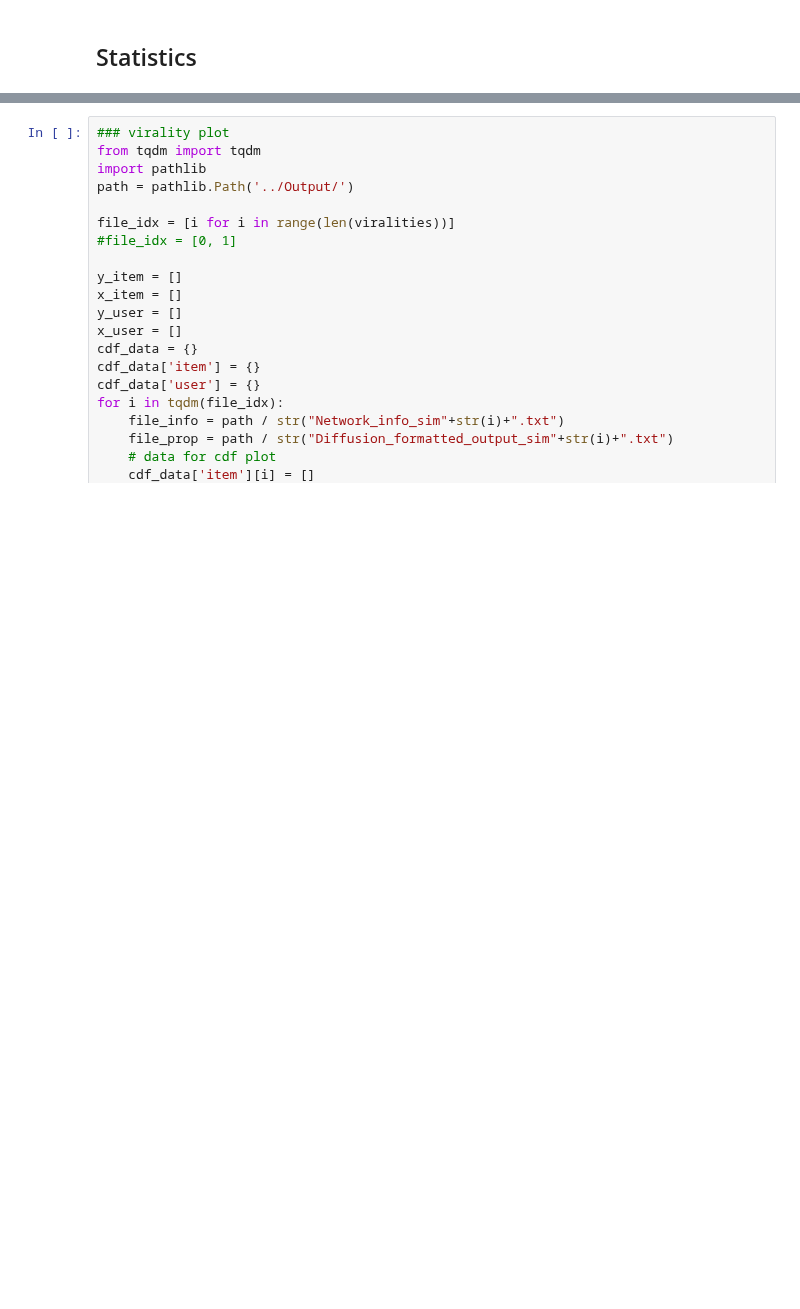
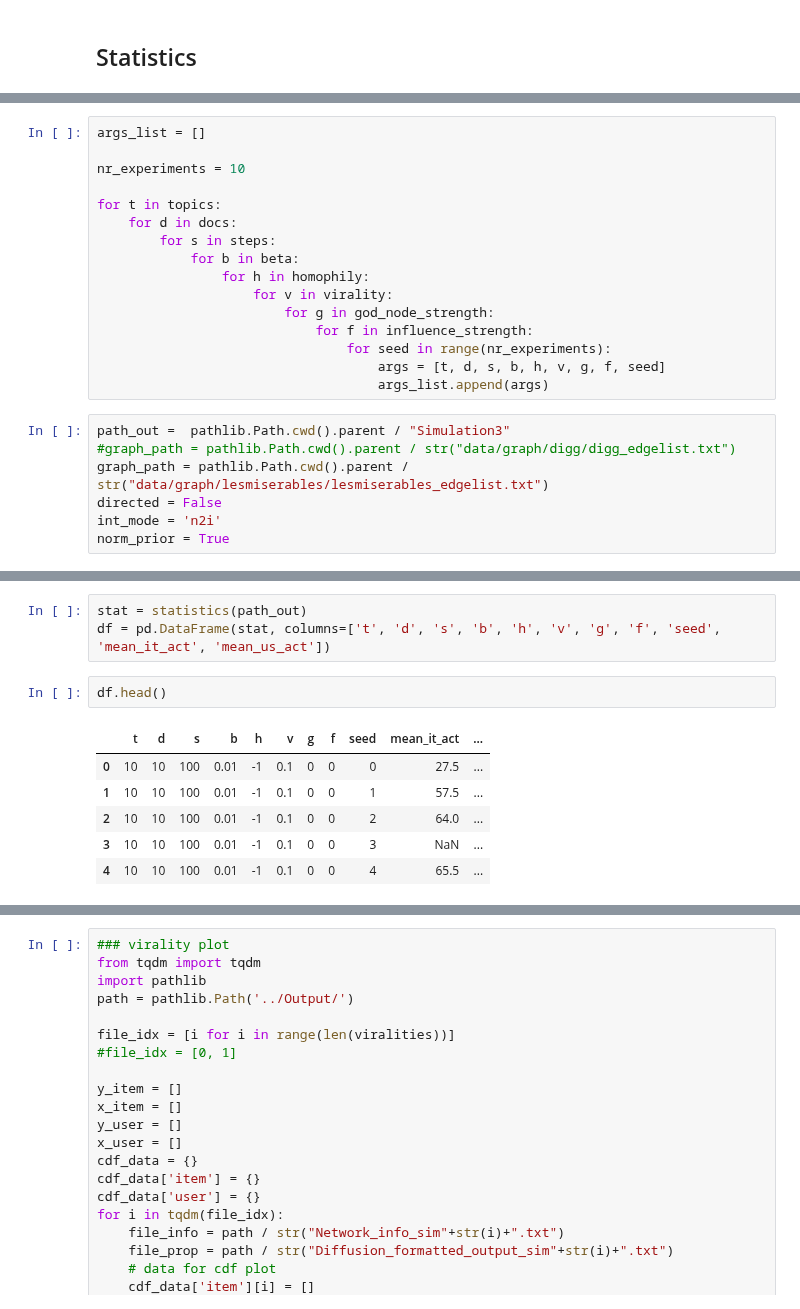
Before and after one commit to FedericoCinus/WoMG, a Jupyter notebook: examples/tutorial.ipynb, the cells around one changed output, grey strips where cells are left out. Cells and saved outputs as stored; diff of their text form; blank space fills up the shorter version.

Commit message:
tutorial notebook for experiments

```diff
--- a/examples/tutorial.ipynb
+++ b/examples/tutorial.ipynb
@@ -293,0 +136,23 @@ simulate(numb_docs=3553,
+# %%
+args_list = []
+
+nr_experiments = 10
+
+for t in topics:
+    for d in docs:
+        for s in steps:
+            for b in beta:
+                for h in homophily:
+                    for v in virality:
+                        for g in god_node_strength:
+                            for f in influence_strength:
+                                for seed in range(nr_experiments):
+                                    args = [t, d, s, b, h, v, g, f, seed]
+                                    args_list.append(args)
+# %%
+path_out =  pathlib.Path.cwd().parent / "Simulation3"
+#graph_path = pathlib.Path.cwd().parent / str("data/graph/digg/digg_edgelist.txt")
+graph_path = pathlib.Path.cwd().parent / str("data/graph/lesmiserables/lesmiserables_edgelist.txt")
+directed = False
+int_mode = 'n2i'
+norm_prior = True
@@ -293,0 +183,12 @@ simulate(numb_docs=3553,
+# %%
+stat = statistics(path_out)
+df = pd.DataFrame(stat, columns=['t', 'd', 's', 'b', 'h', 'v', 'g', 'f', 'seed', 'mean_it_act', 'mean_us_act'])
+# %%
+df.head()
+# %% [output]
+|  | t | d | s | b | h | v | g | f | seed | mean_it_act | ... |
+| 0 | 10 | 10 | 100 | 0.01 | -1 | 0.1 | 0 | 0 | 0 | 27.5 | ... |
+| 1 | 10 | 10 | 100 | 0.01 | -1 | 0.1 | 0 | 0 | 1 | 57.5 | ... |
+| 2 | 10 | 10 | 100 | 0.01 | -1 | 0.1 | 0 | 0 | 2 | 64.0 | ... |
+| 3 | 10 | 10 | 100 | 0.01 | -1 | 0.1 | 0 | 0 | 3 | NaN | ... |
+| 4 | 10 | 10 | 100 | 0.01 | -1 | 0.1 | 0 | 0 | 4 | 65.5 | ... |
```
Also changed, not shown: parts of 40 cells of this notebook.
